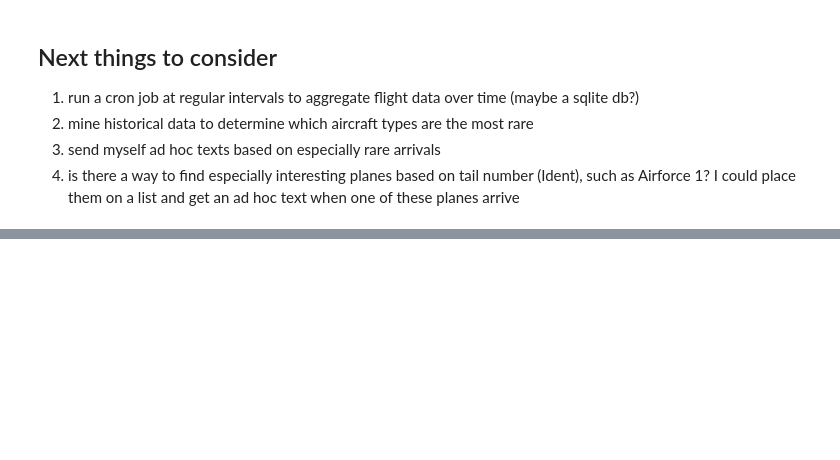
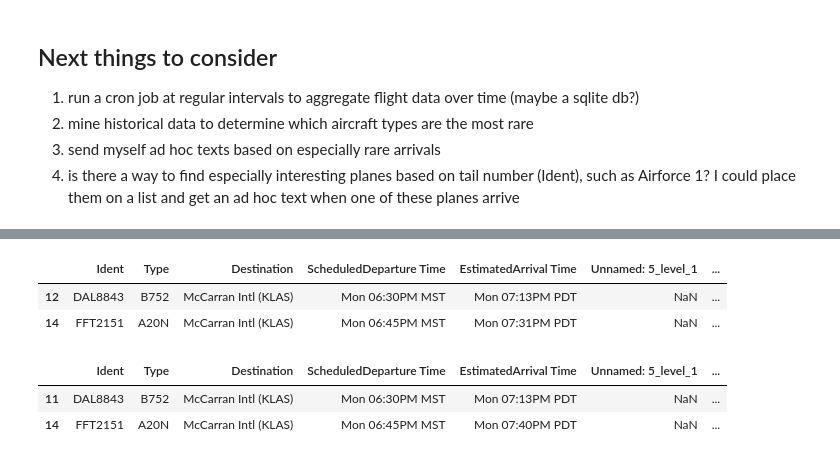
Before and after one commit to mrkjhsn/Sunset-Airplane-Notification, a Jupyter notebook: sunset_airplane_notification.ipynb, the cells around one changed output, grey strips where cells are left out. Saved outputs shown, nothing was run; the diff lists cells and outputs as text; code cells hidden in the pictures; blank space fills up the shorter version.

```diff
--- a/sunset_airplane_notification.ipynb
+++ b/sunset_airplane_notification.ipynb
@@ -123,0 +197,16 @@ msg
+# %%
+# df =
+
+df[~df.Type.fillna('None').str.contains('|'.join(common_planes)) &
+       (df['ScheduledDeparture Time'].str.slice(start=4, stop=11).apply(lambda x: parse(x).astimezone(pytz.timezone('US/Arizona'))) >
+        datetime.datetime.utcnow().replace(tzinfo=pytz.utc).astimezone(pytz.timezone('US/Arizona')))]
+# %% [output]
+|  | Ident | Type | Destination | ScheduledDeparture Time | EstimatedArrival Time | Unnamed: 5_level_1 | ... |
+| 12 | DAL8843 | B752 | McCarran Intl (KLAS) | Mon 06:30PM MST | Mon 07:13PM PDT | NaN | ... |
+| 14 | FFT2151 | A20N | McCarran Intl (KLAS) | Mon 06:45PM MST | Mon 07:31PM PDT | NaN | ... |
+# %%
+df
+# %% [output]
+|  | Ident | Type | Destination | ScheduledDeparture Time | EstimatedArrival Time | Unnamed: 5_level_1 | ... |
+| 11 | DAL8843 | B752 | McCarran Intl (KLAS) | Mon 06:30PM MST | Mon 07:13PM PDT | NaN | ... |
+| 14 | FFT2151 | A20N | McCarran Intl (KLAS) | Mon 06:45PM MST | Mon 07:40PM PDT | NaN | ... |
```
Also changed, not shown: parts of 29 cells of this notebook, 7 other files.
